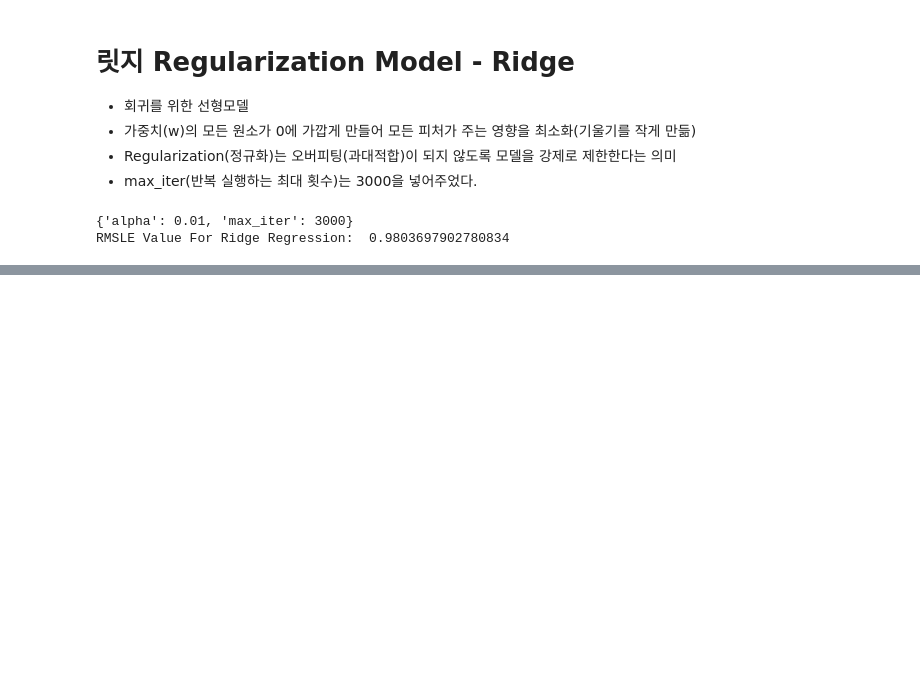
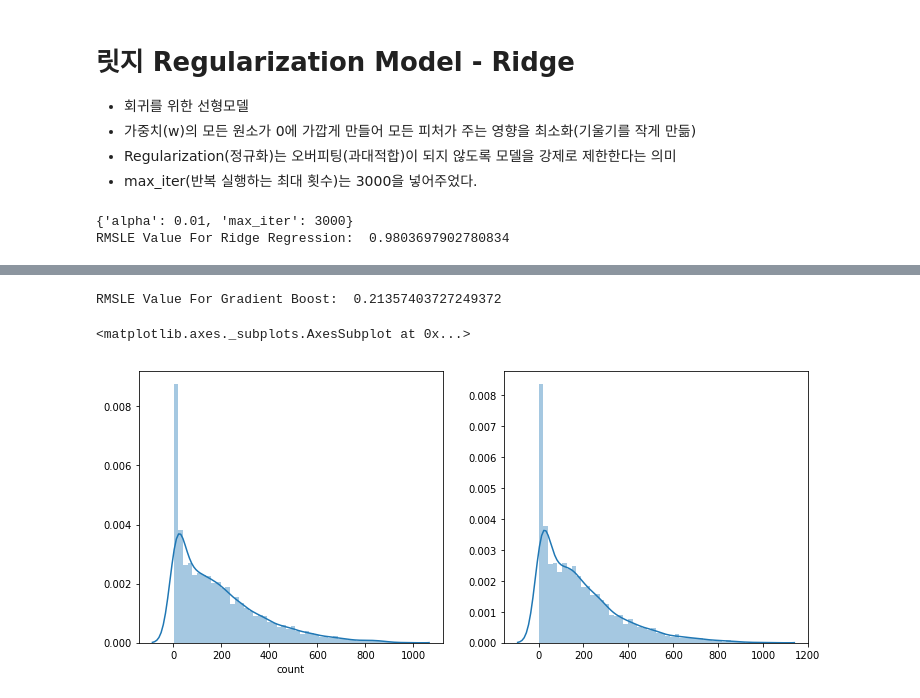
Before and after one commit to jihyunjeongme/data-analysis-kaggle, a Jupyter notebook: Kaggle_Bike_sharing_demand(Ensemble,_Regression).ipynb, the cells around one changed output, grey strips where cells are left out. Saved outputs shown, nothing was run; the diff lists cells and outputs as text; code cells hidden in the pictures; blank space fills up the shorter version.

```diff
--- a/Kaggle_Bike_sharing_demand(Ensemble,_Regression).ipynb
+++ b/Kaggle_Bike_sharing_demand(Ensemble,_Regression).ipynb
@@ -224,0 +260,10 @@ AttributeError: ignored
+# %%
+from sklearn.ensemble import RandomForestRegressor
+rfModel = RandomForestRegressor(n_estimators=100)
+
+y_train_log = np.log1p(y_train)
+rfModel.fit(X_train, y_train_log)
+
+preds = rfModel.predict(X_train)
+score = rmsle(np.exp(y_train_log),np.exp(preds),False)
+print ("RMSLE Value For Random Forest: ",score)
@@ -224,0 +283,21 @@ AttributeError: ignored
+# %%
+from sklearn.ensemble import GradientBoostingRegressor
+gbm = GradientBoostingRegressor(n_estimators=4000, alpha=0.01);
+
+y_train_log = np.log1p(y_train)
+gbm.fit(X_train, y_train_log)
+
+preds = gbm.predict(X_train)
+score = rmsle(np.exp(y_train_log),np.exp(preds),False)
+print ("RMSLE Value For Gradient Boost: ", score)
+# %% [output]
+RMSLE Value For Gradient Boost:  0.21357403727249372
+# %%
+predsTest = gbm.predict(X_test)
+fig,(ax1,ax2)= plt.subplots(ncols=2)
+fig.set_size_inches(12,5)
+sns.distplot(y_train,ax=ax1,bins=50)
+sns.distplot(np.exp(predsTest),ax=ax2,bins=50)
+# %% [output]
+<matplotlib.axes._subplots.AxesSubplot at 0x...>
+[figure, added]
```
Also changed, not shown: parts of 10 cells of this notebook.
